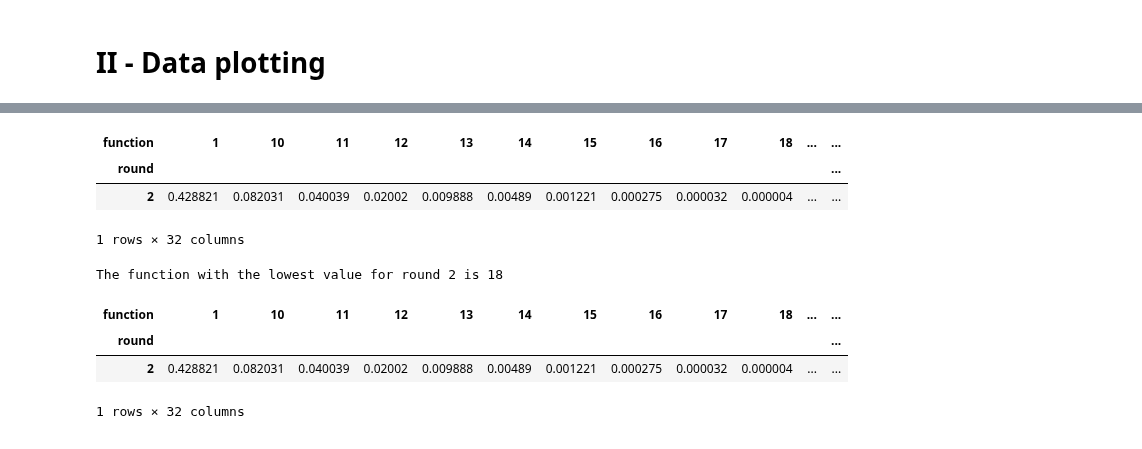
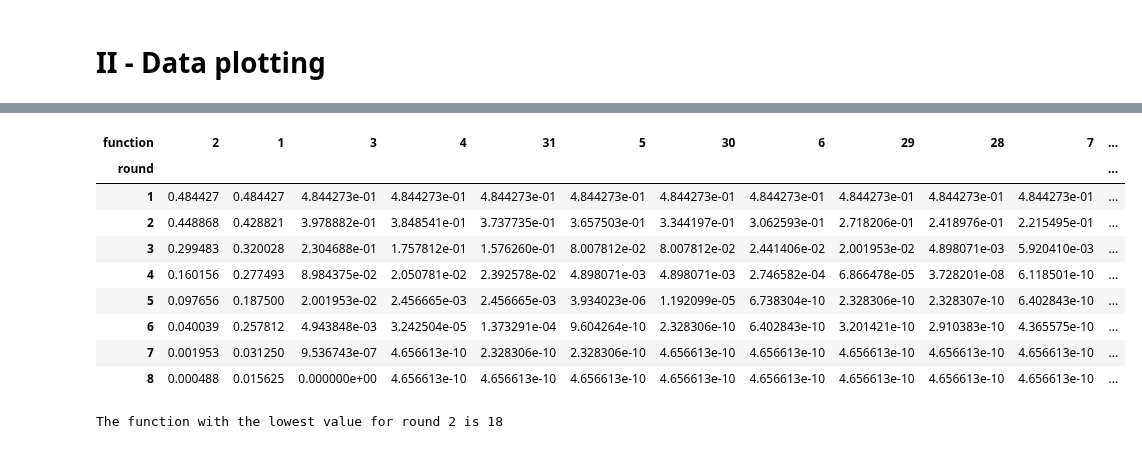
Before and after one commit to alexbouez/entropy, a Jupyter notebook: 4.1.4_computational_approach_results/Computational analysis.ipynb, the cells around one changed output, grey strips where cells are left out. Saved outputs shown, nothing was run; the diff lists cells and outputs as text; code cells hidden in the pictures.

```diff
--- a/4.1.4_computational_approach_results/Computational analysis.ipynb
+++ b/4.1.4_computational_approach_results/Computational analysis.ipynb
@@ -13,13 +13,15 @@ plt.rcParams['figure.figsize'] = (10.0, 8.0)
 plt.style.use('ggplot')
 # %%
 pd.set_option("display.max_colwidth",100)
+# %%
+pd.set_option('display.max_columns', None)
 # %% [markdown]
 # I - Data formatting
 # %%
 data_files = ["model"+str(i) for i in range(1,5)]
 # %%
 def import_csv(filename):
-    data_path = os.path.join(path, "data", filename + ".csv")
+    data_path = path + "\\data\\" + filename + ".csv"
     data = pd.read_csv(data_path)
     data["time"] = data["time"].str.replace("s", "")
     data["function"] = data["function"].str.replace("T", "T_")
@@ -83,5 +86,13 @@ combined_df = pd.concat(dataframes)
 mean_pivot_table = combined_df.pivot_table(index='round', columns='function', values='statistical_distance', aggfunc='mean')
 
 # Print the mean pivot table
-mean_pivot_table
+mean_pivot_table = mean_pivot_table.sort_values(by=2, axis=1, ascending=False)
+
+# columns_to_remove = ['32', '1', '4', '8', '27', '12', '30', '10']
+# mean_pivot_table = mean_pivot_table.drop(columns_to_remove, axis=1)
+
+columns_to_keep = ['2', '3', '5', '7', '9', '18', '20', '17', '19', '21', '23', '25', '28', '31']
+mean_pivot_table = mean_pivot_table[columns_to_keep]
+
+mean_pivot_table.T
 # %% [output]
@@ -103,10 +134,16 @@ ax = mean_pivot_table.plot(xticks=pivot_table.index, xlabel="Round", ylabel='Sta
 # %%
-mean_pivot_table[mean_pivot_table.index == 2]
+mean_pivot_table.sort_values(by=2, axis=1, ascending=False)
 # %% [output]
-| function | 1 | 10 | 11 | 12 | 13 | 14 | 15 | 16 | 17 | 18 | ... | ... |
+| function | 2 | 1 | 3 | 4 | 31 | 5 | 30 | 6 | 29 | 28 | 7 | ... |
 | round |  |  |  |  |  |  |  |  |  |  |  | ... |
-| 2 | 0.428821 | 0.082031 | 0.040039 | 0.02002 | 0.009888 | 0.00489 | 0.001221 | 0.000275 | 0.000032 | 0.000004 | ... | ... |
+| 1 | 0.484427 | 0.484427 | 4.844273e-01 | 4.844273e-01 | 4.844273e-01 | 4.844273e-01 | 4.844273e-01 | 4.844273e-01 | 4.844273e-01 | 4.844273e-01 | 4.844273e-01 | ... |
+| 2 | 0.448868 | 0.428821 | 3.978882e-01 | 3.848541e-01 | 3.737735e-01 | 3.657503e-01 | 3.344197e-01 | 3.062593e-01 | 2.718206e-01 | 2.418976e-01 | 2.215495e-01 | ... |
+| 3 | 0.299483 | 0.320028 | 2.304688e-01 | 1.757812e-01 | 1.576260e-01 | 8.007812e-02 | 8.007812e-02 | 2.441406e-02 | 2.001953e-02 | 4.898071e-03 | 5.920410e-03 | ... |
+| 4 | 0.160156 | 0.277493 | 8.984375e-02 | 2.050781e-02 | 2.392578e-02 | 4.898071e-03 | 4.898071e-03 | 2.746582e-04 | 6.866478e-05 | 3.728201e-08 | 6.118501e-10 | ... |
+| 5 | 0.097656 | 0.187500 | 2.001953e-02 | 2.456665e-03 | 2.456665e-03 | 3.934023e-06 | 1.192099e-05 | 6.738304e-10 | 2.328306e-10 | 2.328307e-10 | 6.402843e-10 | ... |
+| 6 | 0.040039 | 0.257812 | 4.943848e-03 | 3.242504e-05 | 1.373291e-04 | 9.604264e-10 | 2.328306e-10 | 6.402843e-10 | 3.201421e-10 | 2.910383e-10 | 4.365575e-10 | ... |
+| 7 | 0.001953 | 0.031250 | 9.536743e-07 | 4.656613e-10 | 2.328306e-10 | 2.328306e-10 | 4.656613e-10 | 4.656613e-10 | 4.656613e-10 | 4.656613e-10 | 4.656613e-10 | ... |
+| 8 | 0.000488 | 0.015625 | 0.000000e+00 | 4.656613e-10 | 4.656613e-10 | 4.656613e-10 | 4.656613e-10 | 4.656613e-10 | 4.656613e-10 | 4.656613e-10 | 4.656613e-10 | ... |
-1 rows × 32 columns
 # %%
 def find_function_with_lowest_value(pivot_table, round_value):
     """
@@ -134,8 +171,3 @@ print("The function with the lowest value for round", round_value, "is", functio
 The function with the lowest value for round 2 is 18
 # %%
 mean_pivot_table[mean_pivot_table.index == 2]
-# %% [output]
-| function | 1 | 10 | 11 | 12 | 13 | 14 | 15 | 16 | 17 | 18 | ... | ... |
-| round |  |  |  |  |  |  |  |  |  |  |  | ... |
-| 2 | 0.428821 | 0.082031 | 0.040039 | 0.02002 | 0.009888 | 0.00489 | 0.001221 | 0.000275 | 0.000032 | 0.000004 | ... | ... |
-1 rows × 32 columns
```
Also changed, not shown: parts of 3 cells of this notebook, 49 other files.
